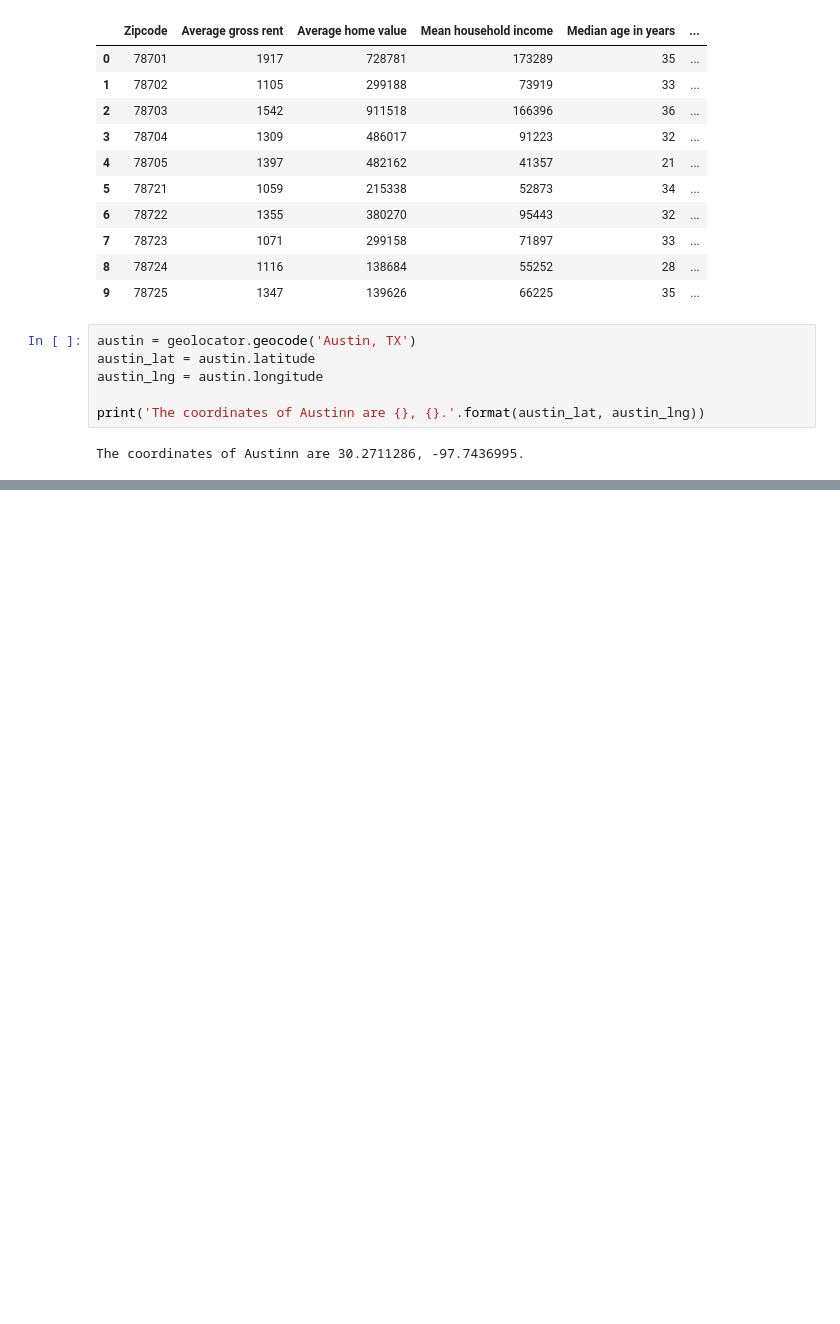
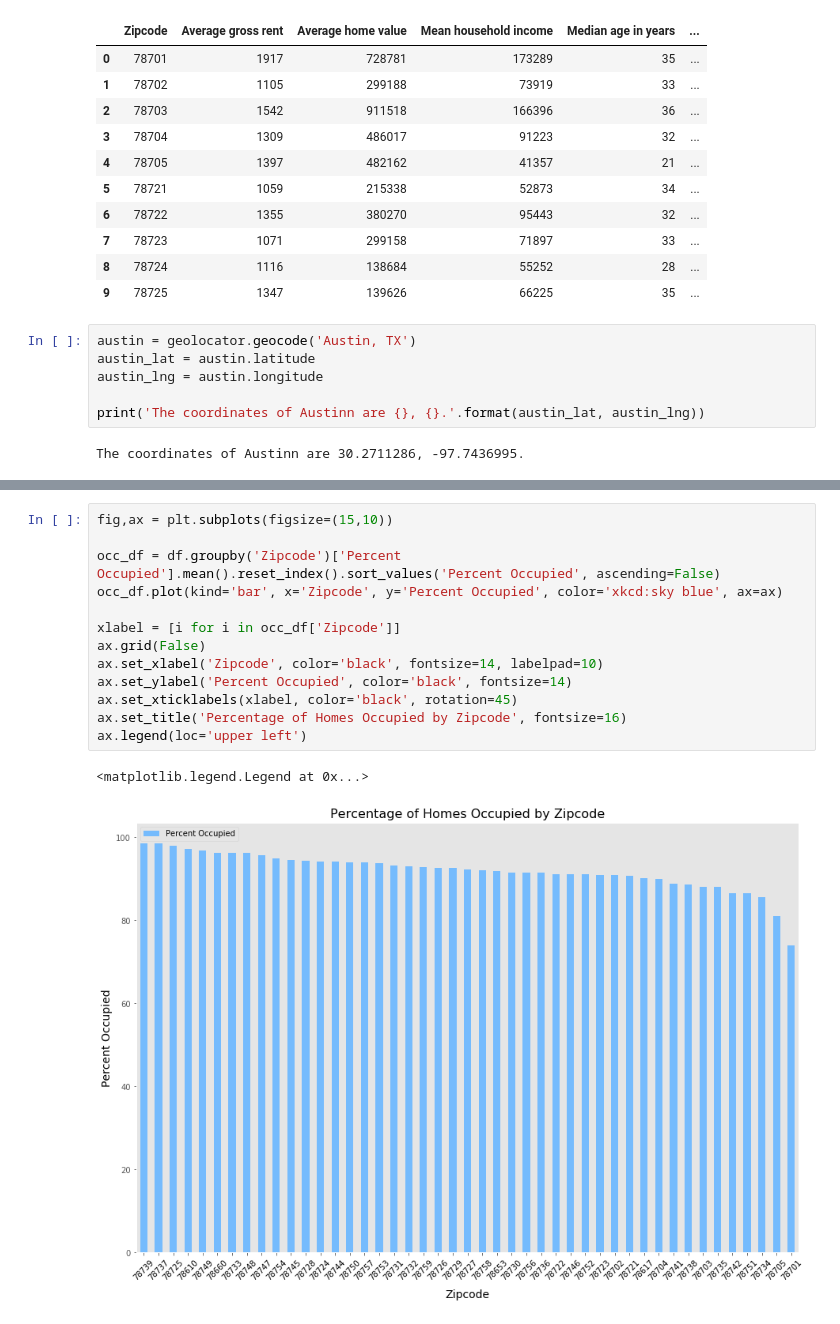
Before and after one commit to MilanDean/IBM-Machine-Learning-Capstone, a Jupyter notebook: IBM Capstone Project - Milan Dean.ipynb, the cells around one changed output, grey strips where cells are left out. Drawn from its saved outputs; the diff is of its cells as text; blank space fills up the shorter version.

```diff
--- a/IBM Capstone Project - Milan Dean.ipynb
+++ b/IBM Capstone Project - Milan Dean.ipynb
@@ -180,0 +242,16 @@ map_austin
+# %%
+fig,ax = plt.subplots(figsize=(15,10))
+
+occ_df = df.groupby('Zipcode')['Percent Occupied'].mean().reset_index().sort_values('Percent Occupied', ascending=False)
+occ_df.plot(kind='bar', x='Zipcode', y='Percent Occupied', color='xkcd:sky blue', ax=ax)
+
+xlabel = [i for i in occ_df['Zipcode']]
+ax.grid(False)
+ax.set_xlabel('Zipcode', color='black', fontsize=14, labelpad=10)
+ax.set_ylabel('Percent Occupied', color='black', fontsize=14)
+ax.set_xticklabels(xlabel, color='black', rotation=45)
+ax.set_title('Percentage of Homes Occupied by Zipcode', fontsize=16)
+ax.legend(loc='upper left')
+# %% [output]
+<matplotlib.legend.Legend at 0x...>
+[figure, added]
```
Also changed, not shown: parts of 66 cells of this notebook.
